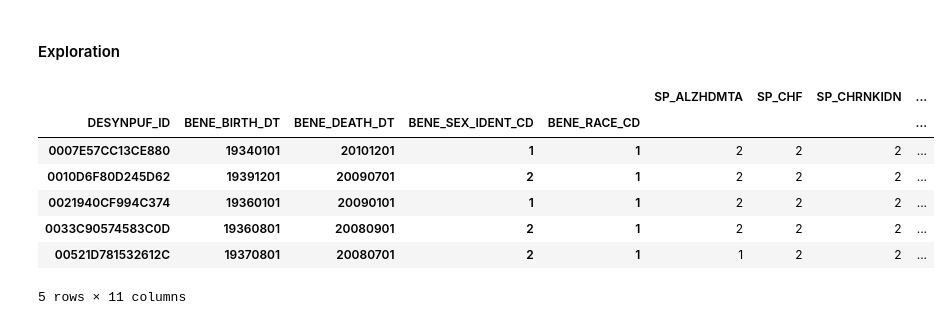
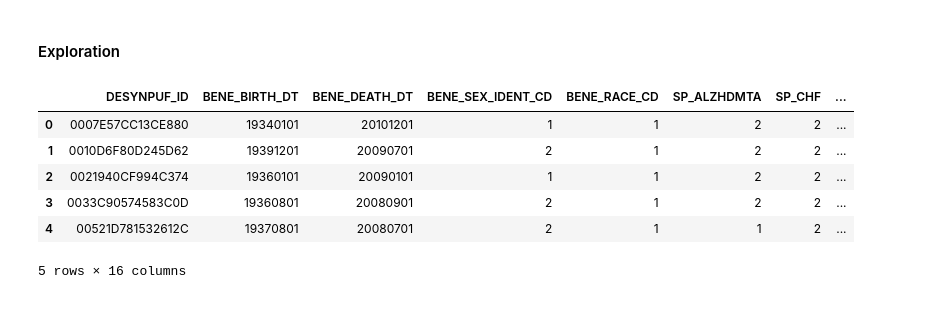
Before and after one commit to krl22785/infoViz, a Jupyter notebook: health_data_exploration.ipynb, the cells around one changed output. Cells and saved outputs as stored; diff of their text form; code cells hidden in the pictures.

```diff
--- a/health_data_exploration.ipynb
+++ b/health_data_exploration.ipynb
@@ -124,15 +124,15 @@ col_diag = ['SP_ALZHDMTA', 'SP_CHF', 'SP_CHRNKIDN', 'SP_CNCR', \
 df_ben_grouped = df_ben.groupby(['DESYNPUF_ID', 'BENE_BIRTH_DT', 'BENE_DEATH_DT', \
                                  'BENE_SEX_IDENT_CD', 'BENE_RACE_CD'])[col_diag]
 # %%
-test = df_ben_grouped.agg('median')
+df_ben_summary = df_ben_grouped.agg('median')
+df_ben_summary.reset_index(inplace=True)
 # %%
-test.head()
+df_ben_summary.head()
 # %% [output]
-|  |  |  |  |  | SP_ALZHDMTA | SP_CHF | SP_CHRNKIDN | ... |
-| DESYNPUF_ID | BENE_BIRTH_DT | BENE_DEATH_DT | BENE_SEX_IDENT_CD | BENE_RACE_CD |  |  |  | ... |
-| 0007E57CC13CE880 | 19340101 | 20101201 | 1 | 1 | 2 | 2 | 2 | ... |
-| 0010D6F80D245D62 | 19391201 | 20090701 | 2 | 1 | 2 | 2 | 2 | ... |
-| 0021940CF994C374 | 19360101 | 20090101 | 1 | 1 | 2 | 2 | 2 | ... |
-| 0033C90574583C0D | 19360801 | 20080901 | 2 | 1 | 2 | 2 | 2 | ... |
-| 00521D781532612C | 19370801 | 20080701 | 2 | 1 | 1 | 2 | 2 | ... |
+|  | DESYNPUF_ID | BENE_BIRTH_DT | BENE_DEATH_DT | BENE_SEX_IDENT_CD | BENE_RACE_CD | SP_ALZHDMTA | SP_CHF | ... |
+| 0 | 0007E57CC13CE880 | 19340101 | 20101201 | 1 | 1 | 2 | 2 | ... |
+| 1 | 0010D6F80D245D62 | 19391201 | 20090701 | 2 | 1 | 2 | 2 | ... |
+| 2 | 0021940CF994C374 | 19360101 | 20090101 | 1 | 1 | 2 | 2 | ... |
+| 3 | 0033C90574583C0D | 19360801 | 20080901 | 2 | 1 | 2 | 2 | ... |
+| 4 | 00521D781532612C | 19370801 | 20080701 | 2 | 1 | 1 | 2 | ... |
-5 rows × 11 columns
+5 rows × 16 columns
```
Also changed, not shown: parts of 22 cells of this notebook.
